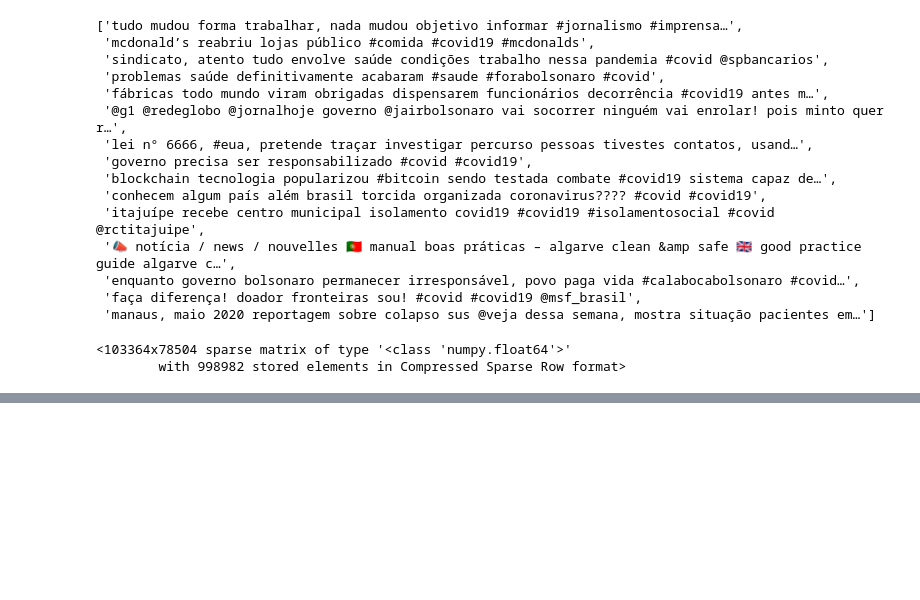
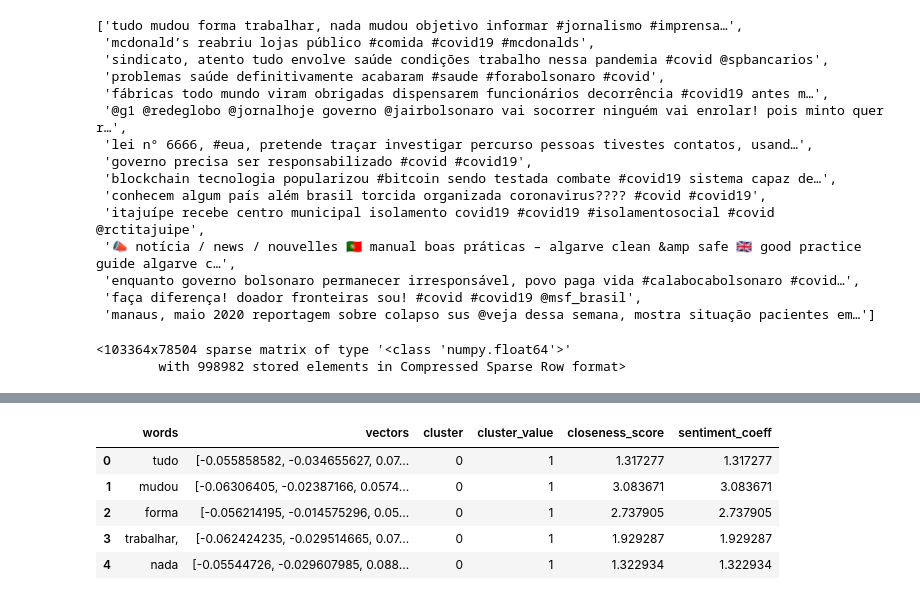
Before and after one commit to italolima04/monitoria-probabilidade-estatistica, a Jupyter notebook: Pesquisa-PID/Implementação-Algoritmos/Apresentação_PID_Implementação.ipynb, the cells around one changed output, grey strips where cells are left out. Saved outputs shown, nothing was run; the diff lists cells and outputs as text; code cells hidden in the pictures; blank space fills up the shorter version.

Commit message:
Update K-Means

```diff
--- a/Pesquisa-PID/Implementação-Algoritmos/Apresentação_PID_Implementação.ipynb
+++ b/Pesquisa-PID/Implementação-Algoritmos/Apresentação_PID_Implementação.ipynb
@@ -451,5 +232,0 @@ terms = vectorizer.get_feature_names()
-# %%
-for i in range(true_k):
-    print("Cluster %d:" % i),
-    for ind in centroids[i, :10]:
-      print(' %s' % terms[ind])
@@ -473,0 +233,5 @@ Cluster 1:
+# %%
+#Carregando modelo Word2VEC.
+word_vectors = w2v_model.wv
+#Criando instância do algoritmo K-Means e passando como entrada os vetores originados pelo Word2VEC.
+model = KMeans(n_clusters=2, init='k-means++', max_iter=1000, n_init=50).fit(X=word_vectors.vectors)
@@ -473,0 +355,9 @@ Cluster 1:
+# %%
+#Criando Vocabulário em formato de Dicionário para o sentimento das palavras.
+words = pd.DataFrame(word_vectors.vocab.keys())
+#Nomeando a coluna do DataFrame.
+words.columns = ['words']
+#Atribuindo as palavras a classe positiva ou negativa, de acordo com a clusterização.
+words['vectors'] = words.words.apply(lambda x: word_vectors.wv[f'{x}'])
+words['cluster'] = words.vectors.apply(lambda x: model.predict([np.array(x)]))
+words.cluster = words.cluster.apply(lambda x: x[0])
@@ -473,0 +368,14 @@ Cluster 1:
+# %%
+#Para o cluster 0 atribuiu-se o sentimento como positivo e para o outro cluster atribuiu-se o sentimento negativo.
+words['cluster_value'] = [1 if i==0 else -1 for i in words.cluster]
+words['closeness_score'] = words.apply(lambda x: 1/(model.transform([x.vectors]).min()), axis=1)
+words['sentiment_coeff'] = words.closeness_score * words.cluster_value
+# %%
+words.head(5)
+# %% [output]
+|  | words | vectors | cluster | cluster_value | closeness_score | sentiment_coeff |
+| 0 | tudo | [-0.055858582, -0.034655627, 0.07... | 0 | 1 | 1.317277 | 1.317277 |
+| 1 | mudou | [-0.06306405, -0.02387166, 0.0574... | 0 | 1 | 3.083671 | 3.083671 |
+| 2 | forma | [-0.056214195, -0.014575296, 0.05... | 0 | 1 | 2.737905 | 2.737905 |
+| 3 | trabalhar, | [-0.062424235, -0.029514665, 0.07... | 0 | 1 | 1.929287 | 1.929287 |
+| 4 | nada | [-0.05544726, -0.029607985, 0.088... | 0 | 1 | 1.322934 | 1.322934 |
```
Also changed, not shown: parts of 96 cells of this notebook.
